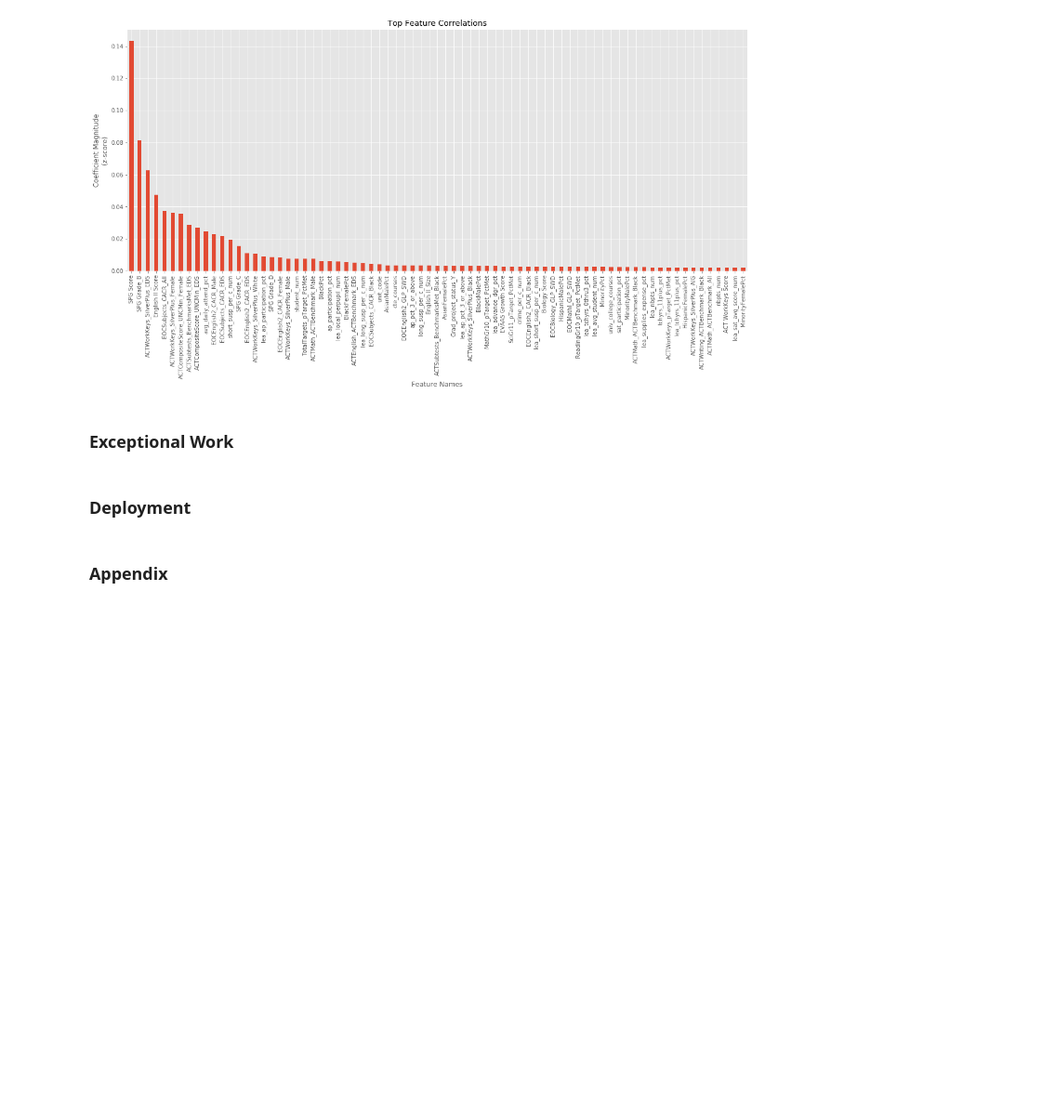
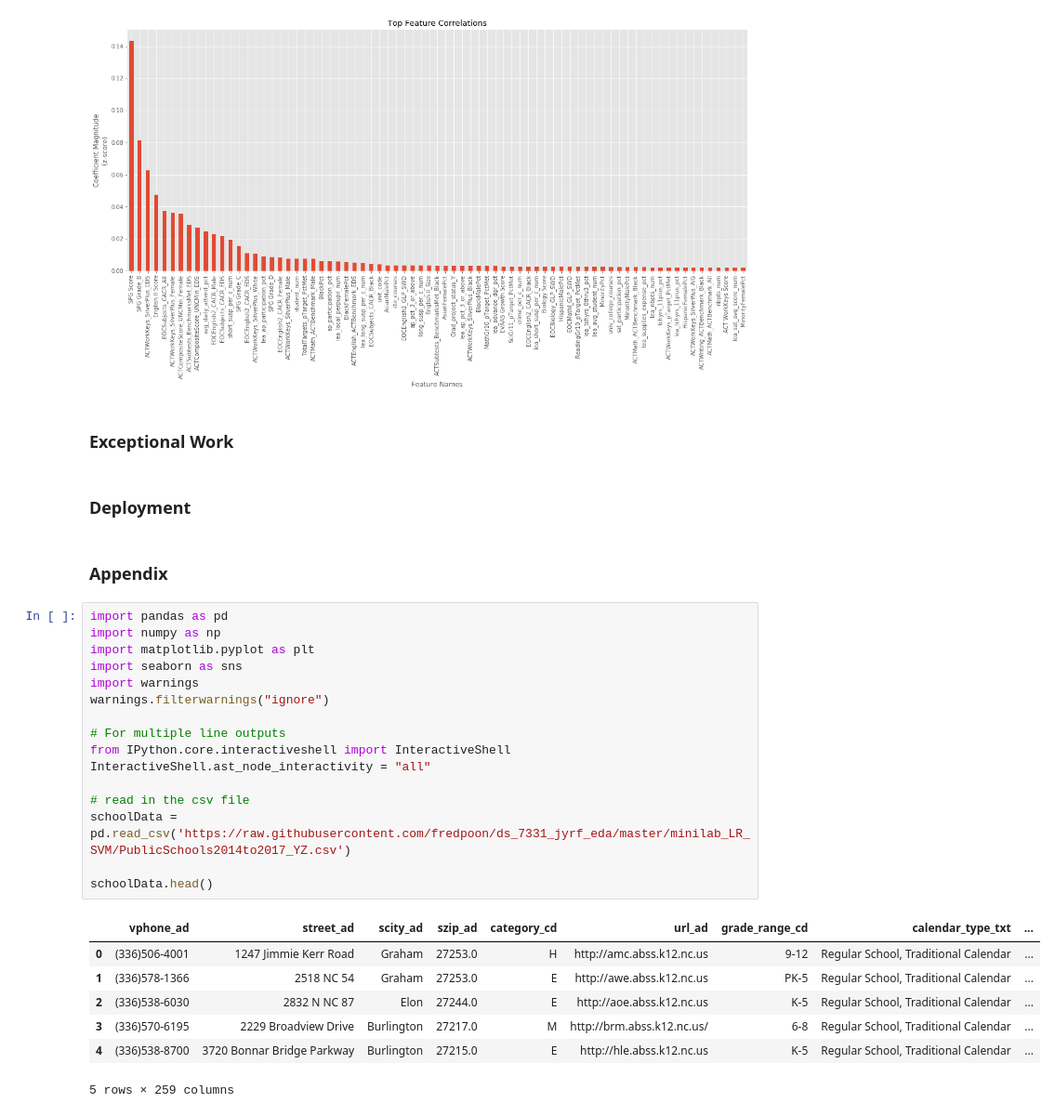
Before and after one commit to fredpoon/ds_7331_jyrf_eda, a Jupyter notebook: grp4_lab2_jyrf.ipynb, the cells around one changed output. Shown at 93% size. Cells and saved outputs as stored; diff of their text form; blank space fills up the shorter version.

```diff
--- a/grp4_lab2_jyrf.ipynb
+++ b/grp4_lab2_jyrf.ipynb
@@ -1720,3 +1722,27 @@ Text(0.5, 0, 'Feature Names')
 ### Deployment
 # %% [markdown]
 ### Appendix
+# %%
+import pandas as pd
+import numpy as np
+import matplotlib.pyplot as plt
+import seaborn as sns
+import warnings
+warnings.filterwarnings("ignore")
+
+# For multiple line outputs
+from IPython.core.interactiveshell import InteractiveShell
+InteractiveShell.ast_node_interactivity = "all"
+
+# read in the csv file
+schoolData = pd.read_csv('https://raw.githubusercontent.com/fredpoon/ds_7331_jyrf_eda/master/minilab_LR_SVM/PublicSchools2014to2017_YZ.csv')
+
+schoolData.head()
+# %% [output]
+|  | vphone_ad | street_ad | scity_ad | szip_ad | category_cd | url_ad | grade_range_cd | calendar_type_txt | ... |
+| 0 | (336)506-4001 | 1247 Jimmie Kerr Road | Graham | 27253.0 | H | http://amc.abss.k12.nc.us | 9-12 | Regular School, Traditional Calendar | ... |
+| 1 | (336)578-1366 | 2518 NC 54 | Graham | 27253.0 | E | http://awe.abss.k12.nc.us | PK-5 | Regular School, Traditional Calendar | ... |
+| 2 | (336)538-6030 | 2832 N NC 87 | Elon | 27244.0 | E | http://aoe.abss.k12.nc.us | K-5 | Regular School, Traditional Calendar | ... |
+| 3 | (336)570-6195 | 2229 Broadview Drive | Burlington | 27217.0 | M | http://brm.abss.k12.nc.us/ | 6-8 | Regular School, Traditional Calendar | ... |
+| 4 | (336)538-8700 | 3720 Bonnar Bridge Parkway | Burlington | 27215.0 | E | http://hle.abss.k12.nc.us | K-5 | Regular School, Traditional Calendar | ... |
+5 rows × 259 columns
```
Also changed, not shown: parts of 48 cells of this notebook.
